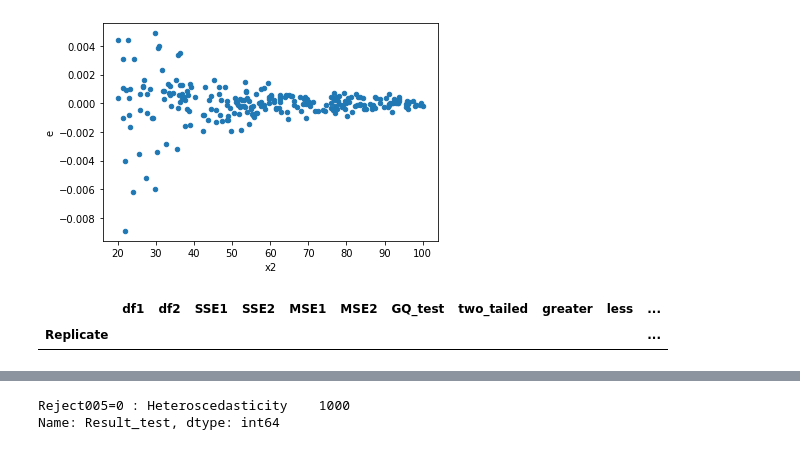
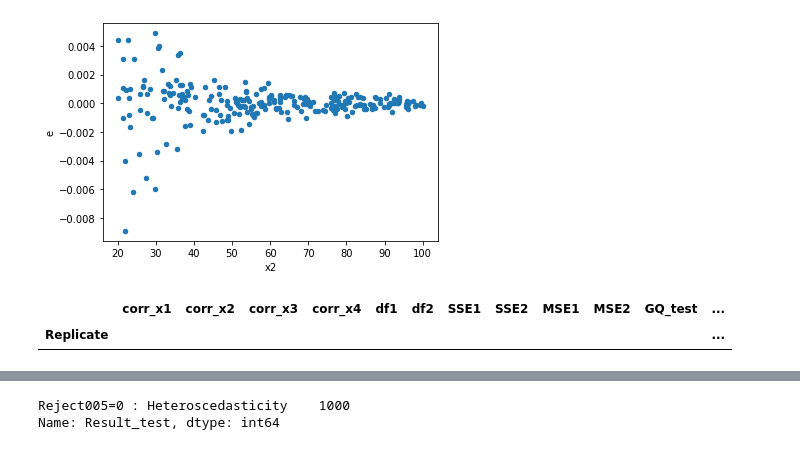
Before and after one commit to iam-fern/Generate_addition_4X, a Jupyter notebook: GQtest_data_add_delta_(_3_6)_n250_05.ipynb, the cells around one changed output, grey strips where cells are left out. Cells and saved outputs as stored; diff of their text form; code cells hidden in the pictures.

```diff
--- a/GQtest_data_add_delta_(_3_6)_n250_05.ipynb
+++ b/GQtest_data_add_delta_(_3_6)_n250_05.ipynb
@@ -176,6 +176,15 @@ def get_result(run_replicate, percent_data):
     new_table_sort = new_table.sort_values('x2')
     new_table_sort.reset_index(inplace=True)
     new_table_sort.drop(['index'], axis=1, inplace=True)
+
+    # Correlation between two columns of DataFrame.
+    corr_x1 = new_table['x1'].corr(new_table['Y'])
+    corr_x2 = new_table['x2'].corr(new_table['Y'])
+    corr_x3 = new_table['x3'].corr(new_table['Y'])
+    corr_x4 = new_table['x4'].corr(new_table['Y'])
+
+    # Correlation between all the columns of DataFrame.
+    all_corr = new_table.corr()
 
     # แบ่งข้อมูลกลุ่มที่ 1
     table1 = new_table_sort.iloc[:int(percent_data*new_table_sort.shape[0]) , :]
@@ -217,13 +226,17 @@ def get_result(run_replicate, percent_data):
     p_greater = ss.f.cdf(GQ_test, df2, df1)
     p_less = 1.0-ss.f.cdf(GQ_test, df2, df1)
 
-    return df1, df2, SSE1, SSE2, MSE1, MSE2, GQ_test, two_tailed, p_greater, p_less
+    return corr_x1, corr_x2, corr_x3, corr_x4, df1, df2, SSE1, SSE2, MSE1, MSE2, GQ_test, two_tailed, p_greater, p_less
 
 # สร้าง list ของ replicates
 list_replicate=list({i[0] for i in table.index})
 list_replicate.sort()
 
 # สร้าง list เพื่อเก็บค่า ทุกรอบที่ run
+list_corr_x1=[]
+list_corr_x2=[]
+list_corr_x3=[]
+list_corr_x4=[]
 list_df1=[]
 list_df2=[]
 list_SSE1=[]
@@ -240,7 +253,11 @@ percent_data=0.4
 
 # ใช้ for loop สำหรับการ run ทุก replicates
 for run_replicate in list_replicate:
-    df1, df2, SSE1, SSE2, MSE1, MSE2, GQ_test, two_tailed, p_greater, p_less=get_result(run_replicate, percent_data)
+    corr_x1, corr_x2, corr_x3, corr_x4, df1, df2, SSE1, SSE2, MSE1, MSE2, GQ_test, two_tailed, p_greater, p_less=get_result(run_replicate, percent_data)
+    list_corr_x1.append(corr_x1)
+    list_corr_x2.append(corr_x2)
+    list_corr_x3.append(corr_x3)
+    list_corr_x4.append(corr_x4)
     list_df1.append(df1)
     list_SSE1.append(SSE1)
     list_df2.append(df2)
@@ -254,22 +271,23 @@ for run_replicate in list_replicate:
 # %%
 # สร้างตารางผลลัพธ์
 alpha = 0.05
 pd.set_option('display.max_rows', 1000)
 pd.set_option('display.max_columns', 1000)
 pd.set_option('display.width', 1000)
-result=pd.DataFrame({"Replicate":list_replicate, "df1":list_df1, "df2":list_df2, "SSE1":list_SSE1,
+result=pd.DataFrame({"Replicate":list_replicate, "corr_x1":list_corr_x1, "corr_x2":list_corr_x2, "corr_x3":list_corr_x3, "corr_x4":list_corr_x4,
+                     "df1":list_df1, "df2":list_df2, "SSE1":list_SSE1,
                      "SSE2":list_SSE2, "MSE1":list_MSE1, "MSE2":list_MSE2,
                      "GQ_test":list_GQ_test, "two_tailed":list_two_tailed, "greater":list_p_greater, "less":list_p_less})
 result.set_index(['Replicate'], inplace=True)
 result=result[(result["two_tailed"]<=1) & (result["greater"]<=1) & (result["less"]<=1)]
 result["Result_test"]=result["two_tailed"].apply(lambda p_value: 'Reject005=0 : Heteroscedasticity'
                                                  if p_value < alpha else 'Reject005=1 : Homoscedasticity')
 #two_tailed_new_show=two_tailed_new.drop(columns="greater")
 
 result.astype(str)
 # %% [output]
-|  | df1 | df2 | SSE1 | SSE2 | MSE1 | MSE2 | GQ_test | two_tailed | greater | less | ... |
-| Replicate |  |  |  |  |  |  |  |  |  |  | ... |
+|  | corr_x1 | corr_x2 | corr_x3 | corr_x4 | df1 | df2 | SSE1 | SSE2 | MSE1 | MSE2 | GQ_test | ... |
+| Replicate |  |  |  |  |  |  |  |  |  |  |  | ... |
 # %%
 # สร้างตารางผลลัพธ์
 alpha = 0.05
```
Also changed, not shown: parts of 1 cell of this notebook.
